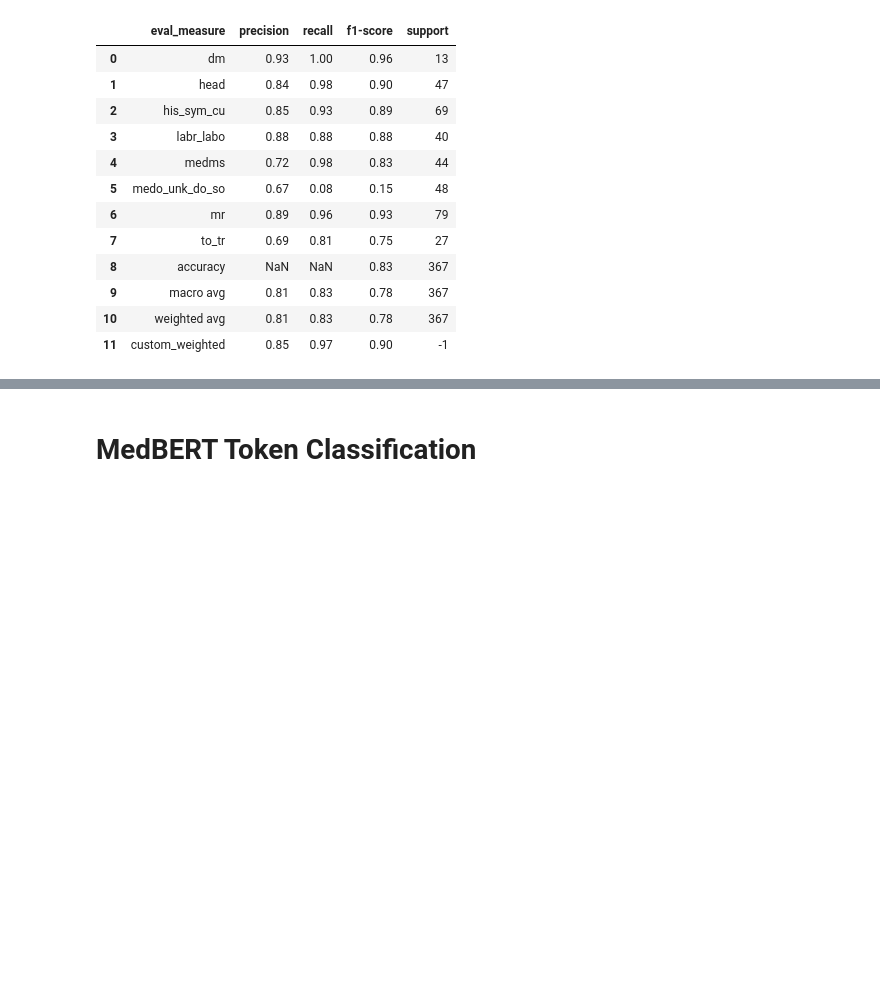
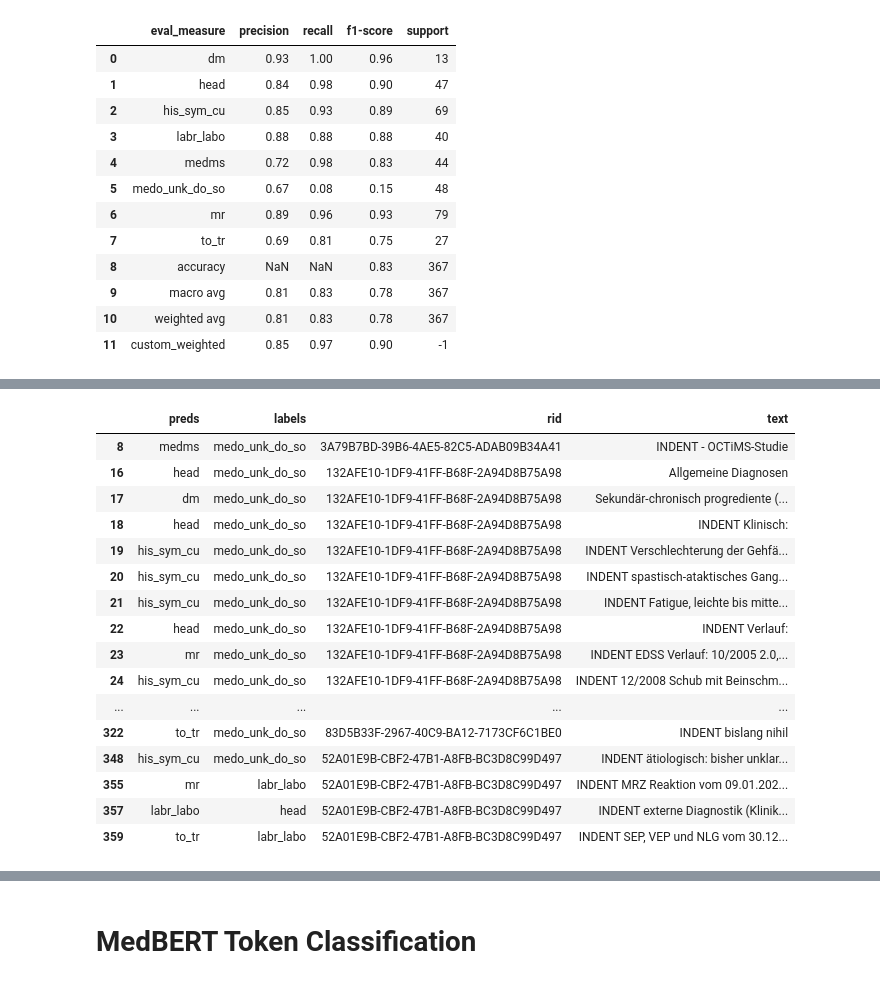
Before and after one commit to maregli/inf-extr, a Jupyter notebook: notebooks/line-label_prediction/line-label_model_comparison.ipynb, the cells around one changed output, grey strips where cells are left out. Saved outputs shown, nothing was run; the diff lists cells and outputs as text; code cells hidden in the pictures; blank space fills up the shorter version.

Commit message:
continued with line label analysis

```diff
--- a/notebooks/line-label_prediction/line-label_model_comparison.ipynb
+++ b/notebooks/line-label_prediction/line-label_model_comparison.ipynb
@@ -49,0 +57,27 @@ plot_embeddings(embeddings, [line_label_id2label[label] for label in labels], ti
+# %%
+# Analysis of FP and TP
+# results.pop("last_hidden_state")
+# results_df = pd.DataFrame(results)
+results_df.replace(line_label_id2label, inplace = True)
+# %%
+pd.set_option('display.max_rows', 100)
+pd.set_option('display.max_colwidth', None)
+results_df[results_df["preds"] != results_df["labels"]]
+# %% [output]
+|  | preds | labels | rid | text |
+| 8 | medms | medo_unk_do_so | 3A79B7BD-39B6-4AE5-82C5-ADAB09B34A41 | INDENT - OCTiMS-Studie |
+| 16 | head | medo_unk_do_so | 132AFE10-1DF9-41FF-B68F-2A94D8B75A98 | Allgemeine Diagnosen |
+| 17 | dm | medo_unk_do_so | 132AFE10-1DF9-41FF-B68F-2A94D8B75A98 | Sekundär-chronisch progrediente (... |
+| 18 | head | medo_unk_do_so | 132AFE10-1DF9-41FF-B68F-2A94D8B75A98 | INDENT Klinisch: |
+| 19 | his_sym_cu | medo_unk_do_so | 132AFE10-1DF9-41FF-B68F-2A94D8B75A98 | INDENT Verschlechterung der Gehfä... |
+| 20 | his_sym_cu | medo_unk_do_so | 132AFE10-1DF9-41FF-B68F-2A94D8B75A98 | INDENT spastisch-ataktisches Gang... |
+| 21 | his_sym_cu | medo_unk_do_so | 132AFE10-1DF9-41FF-B68F-2A94D8B75A98 | INDENT Fatigue, leichte bis mitte... |
+| 22 | head | medo_unk_do_so | 132AFE10-1DF9-41FF-B68F-2A94D8B75A98 | INDENT Verlauf: |
+| 23 | mr | medo_unk_do_so | 132AFE10-1DF9-41FF-B68F-2A94D8B75A98 | INDENT EDSS Verlauf: 10/2005 2.0,... |
+| 24 | his_sym_cu | medo_unk_do_so | 132AFE10-1DF9-41FF-B68F-2A94D8B75A98 | INDENT 12/2008 Schub mit Beinschm... |
+| ... | ... | ... | ... | ... |
+| 322 | to_tr | medo_unk_do_so | 83D5B33F-2967-40C9-BA12-7173CF6C1BE0 | INDENT bislang nihil |
+| 348 | his_sym_cu | medo_unk_do_so | 52A01E9B-CBF2-47B1-A8FB-BC3D8C99D497 | INDENT ätiologisch: bisher unklar... |
+| 355 | mr | labr_labo | 52A01E9B-CBF2-47B1-A8FB-BC3D8C99D497 | INDENT MRZ Reaktion vom 09.01.202... |
+| 357 | labr_labo | head | 52A01E9B-CBF2-47B1-A8FB-BC3D8C99D497 | INDENT externe Diagnostik (Klinik... |
+| 359 | to_tr | labr_labo | 52A01E9B-CBF2-47B1-A8FB-BC3D8C99D497 | INDENT SEP, VEP und NLG vom 30.12... |
```
Also changed, not shown: parts of 3 cells of this notebook, 8 other files.
